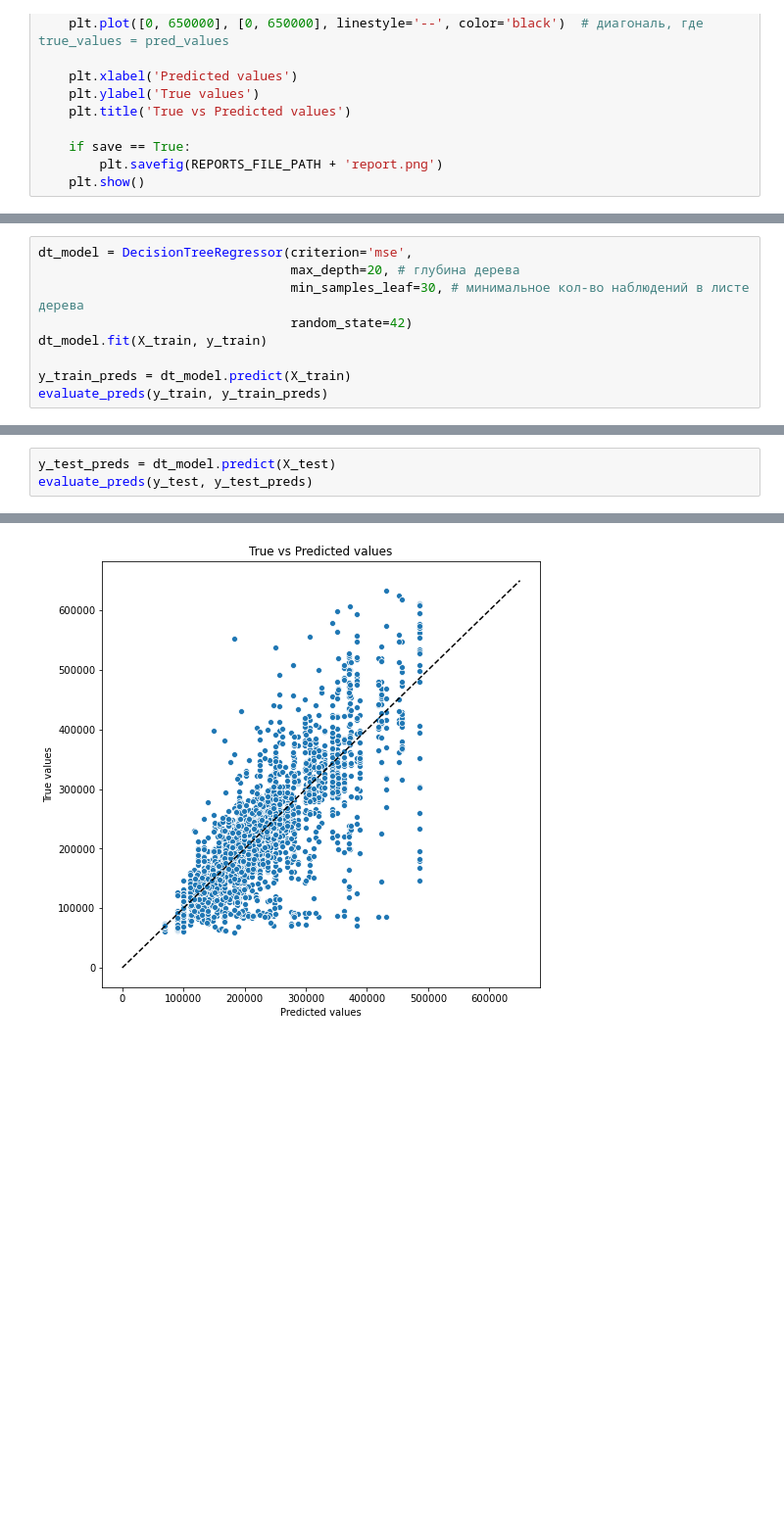
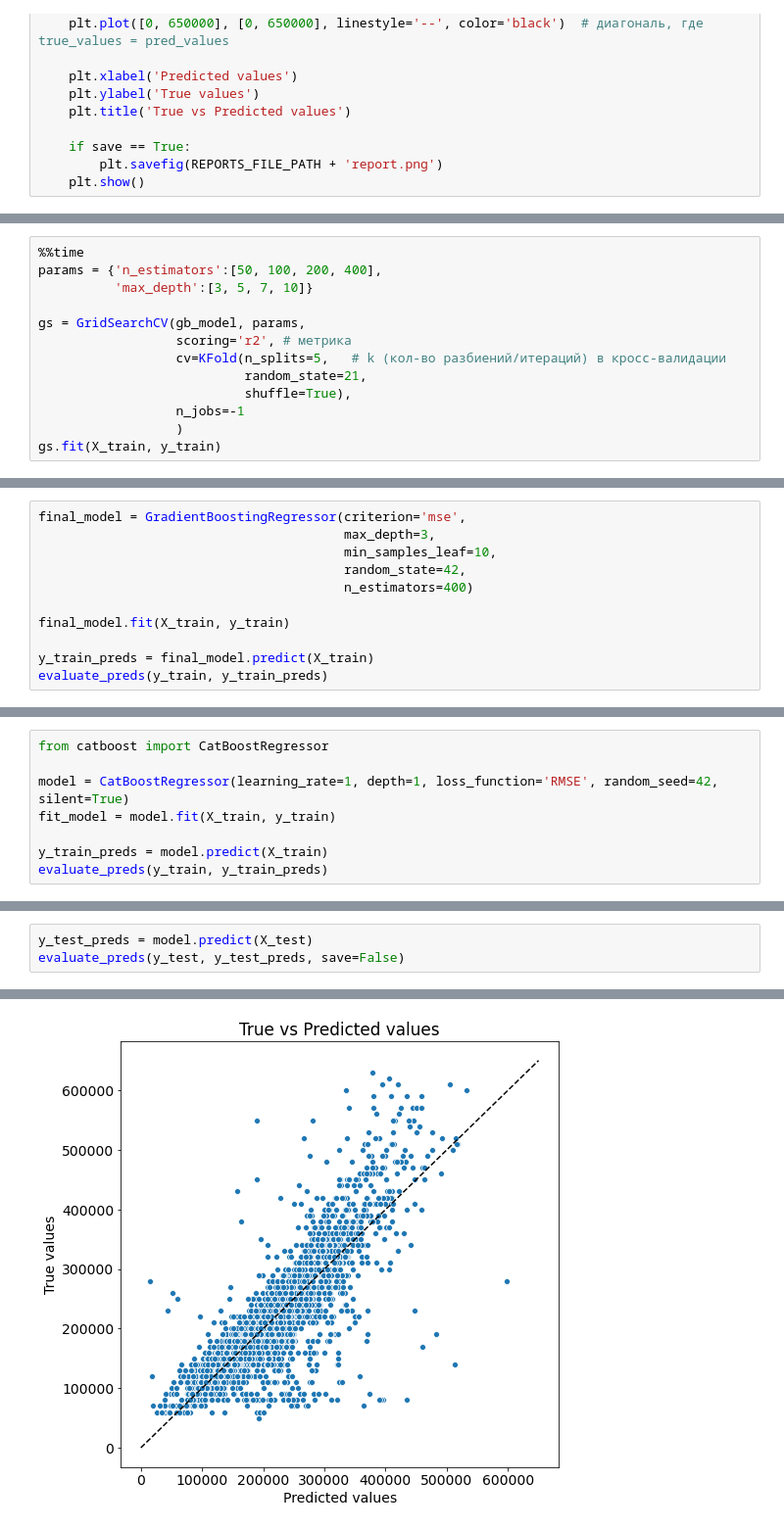
Before and after one commit to albul-k/gb_python_data_science_libs, a Jupyter notebook: course_work_train.ipynb, the cells around one changed output, grey strips where cells are left out. Shown at 98% size. Drawn from its saved outputs; the diff is of its cells as text; blank space fills up the shorter version.

Commit message:
try catboost

```diff
--- a/course_work_train.ipynb
+++ b/course_work_train.ipynb
@@ -312,0 +310,13 @@ MSE:    4080685585.175
+# %%
+%%time
+params = {'n_estimators':[50, 100, 200, 400],
+          'max_depth':[3, 5, 7, 10]}
+
+gs = GridSearchCV(gb_model, params,
+                  scoring='r2', # метрика
+                  cv=KFold(n_splits=5,   # k (кол-во разбиений/итераций) в кросс-валидации
+                           random_state=21,
+                           shuffle=True),
+                  n_jobs=-1
+                  )
+gs.fit(X_train, y_train)
@@ -312,0 +341,11 @@ MSE:    4080685585.175
+# %%
+final_model = GradientBoostingRegressor(criterion='mse',
+                                        max_depth=3,
+                                        min_samples_leaf=10,
+                                        random_state=42,
+                                        n_estimators=400)
+
+final_model.fit(X_train, y_train)
+
+y_train_preds = final_model.predict(X_train)
+evaluate_preds(y_train, y_train_preds)
@@ -325,9 +364,0 @@ MSE:    4157201852.158
-# %%
-dt_model = DecisionTreeRegressor(criterion='mse',
-                                 max_depth=20, # глубина дерева
-                                 min_samples_leaf=30, # минимальное кол-во наблюдений в листе дерева
-                                 random_state=42)
-dt_model.fit(X_train, y_train)
-
-y_train_preds = dt_model.predict(X_train)
-evaluate_preds(y_train, y_train_preds)
@@ -338,0 +405,8 @@ MSE:    2461149922.454
+# %%
+from catboost import CatBoostRegressor
+
+model = CatBoostRegressor(learning_rate=1, depth=1, loss_function='RMSE', random_seed=42, silent=True)
+fit_model = model.fit(X_train, y_train)
+
+y_train_preds = model.predict(X_train)
+evaluate_preds(y_train, y_train_preds)
@@ -339,4 +418,4 @@ MSE:    2461149922.454
 # %%
-y_test_preds = dt_model.predict(X_test)
-evaluate_preds(y_test, y_test_preds)
+y_test_preds = model.predict(X_test)
+evaluate_preds(y_test, y_test_preds, save=False)
 # %% [output]
@@ -346 +425 @@ MSE:    3134064738.078
-[figure, old version]
+[figure, new version]
```
Also changed, not shown: parts of 30 cells of this notebook, 22 other files.
